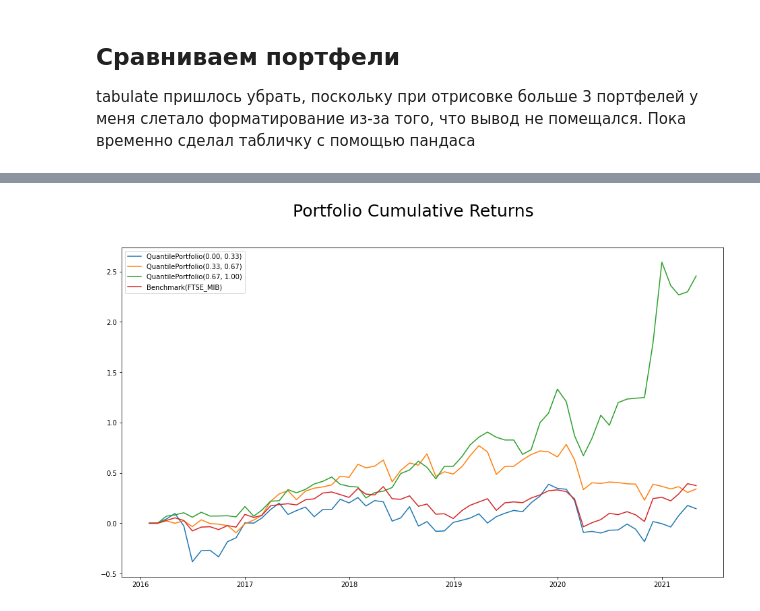
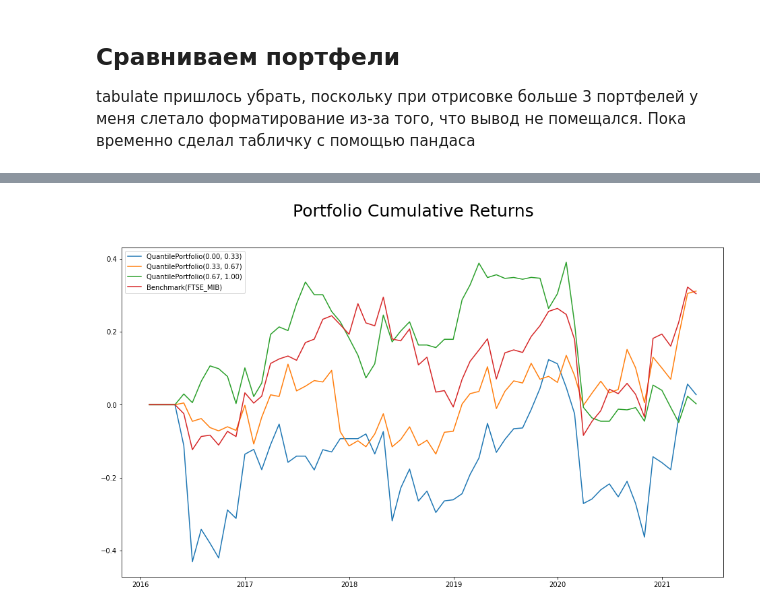
Before and after one commit to atomtosov/pqr, a Jupyter notebook: examples/example.ipynb, the cells around one changed output, grey strips where cells are left out. Drawn from its saved outputs; the diff is of its cells as text; code cells hidden in the pictures.

```diff
--- a/examples/example.ipynb
+++ b/examples/example.ipynb
@@ -33,11 +37,11 @@ volume = pd.read_excel('/home/akbabkin/notebooks/summer_school/data/liquidity/vo
 # %%
 # основной фактор на основе P/E + фактор на основе капитализации (для мультифакторных моделей)
-value = Factor(pe)
-size = Factor(mcap)
+value = Factor(pe, bigger_better=False, name='value')
+size = Factor(mcap, bigger_better=False, name='size')
 # фильтрующий фактор на основе среднедневного объема (те же параметры, что и для основного + пороги)
-liquidity = FilteringFactor(volume, min_threshold=1_000_000)
+liquidity = FilteringFactor(volume, min_threshold=1_000_000, name='liquidity')
 # взвешивающий фактор на основе капитализации
-size_w = WeightingFactor(mcap)
+size_w = WeightingFactor(mcap, name='size_weighting')
 
 # бенчмарк уже готовый
-benchmark = Benchmark(index, index='FTSE_MIB')
+benchmark = Benchmark(index, name='FTSE_MIB')
@@ -46,5 +70,5 @@ benchmark = Benchmark(index, index='FTSE_MIB')
 # %%
-fm = FactorModel()
+fm = FactorModel(3, 0, 1)
 # %% [markdown]
 ## "Обучаем" факторную модель.
 Она принимает на вход:
@@ -61,8 +89,8 @@ fm.fit(
     filtering_factor=liquidity,
     weighting_factor=size_w,
     benchmark=benchmark,
-    holding_period=2,
-    n_quantile_portfolios=4
+    n_quantiles=3,
+    add_wml=True
 )
 # %% [markdown]
 ## После обучения у факторной модели появились портфели. С ними можно работать по отдельности
@@ -158,17 +195,14 @@ fm.compare_portfolios()
 # %%
-# создаем (пока не реализован cs/ts)
-intercept = InterceptMultiFactor([value, size])
-nsort = NSortMultiFactor([value, size])
-weighted = WeightedMultiFactor([value, size])
+intercept = InterceptMultiFactor([value, size], name='intercept_value+size')
+nsort = NSortMultiFactor([value, size], name='2sort_value+size')
+weighted = WeightedMultiFactor([value, size], weights=[0.3, 0.7], name='weighted_value+size')
 # %%
 fm.fit(
     prices=prices,
     factor=intercept,
     filtering_factor=liquidity,
     weighting_factor=size_w,
-    benchmark=benchmark,
-    holding_period=20,
-    n_quantile_portfolios=3 # вместо quantile_step указываем, сколько хотим портфелей
+    benchmark=benchmark
 )
 fm.compare_portfolios()
 # %% [output]
@@ -188,4 +222,4 @@ fm.compare_portfolios()
-[figure, old version]
+[figure, new version]
 # %%
 fm.fit(
     prices=prices,
```
Also changed, not shown: parts of 26 cells of this notebook.
